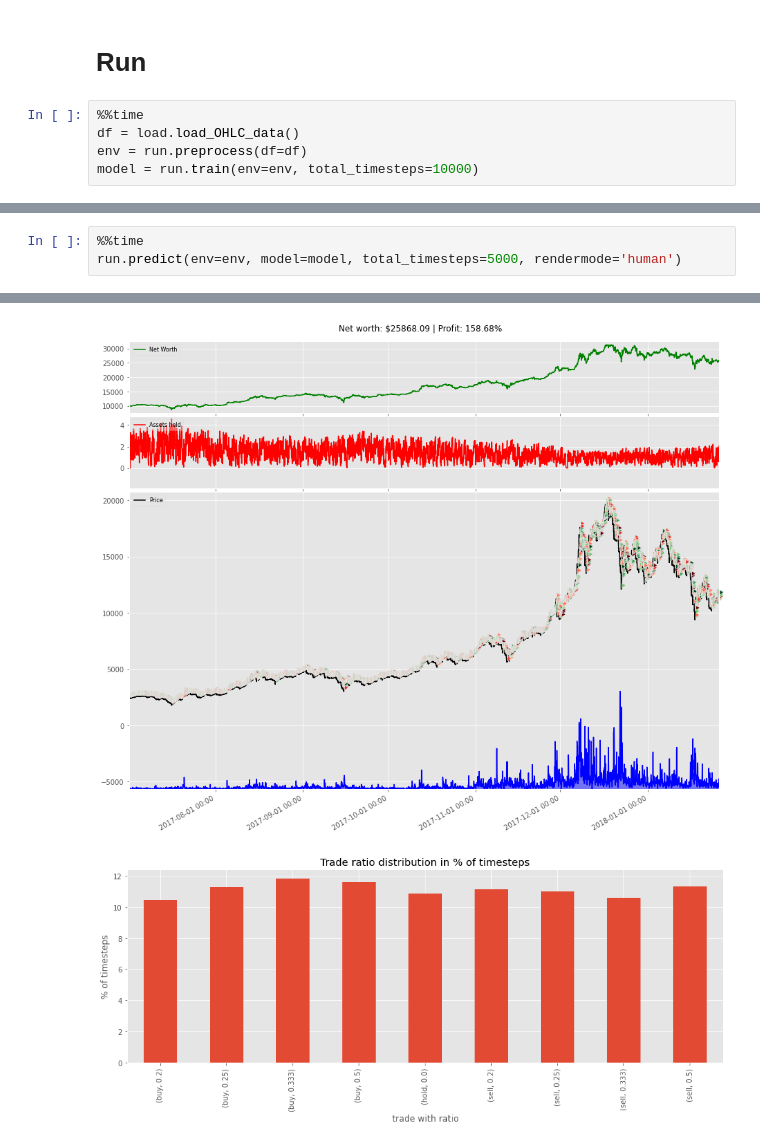
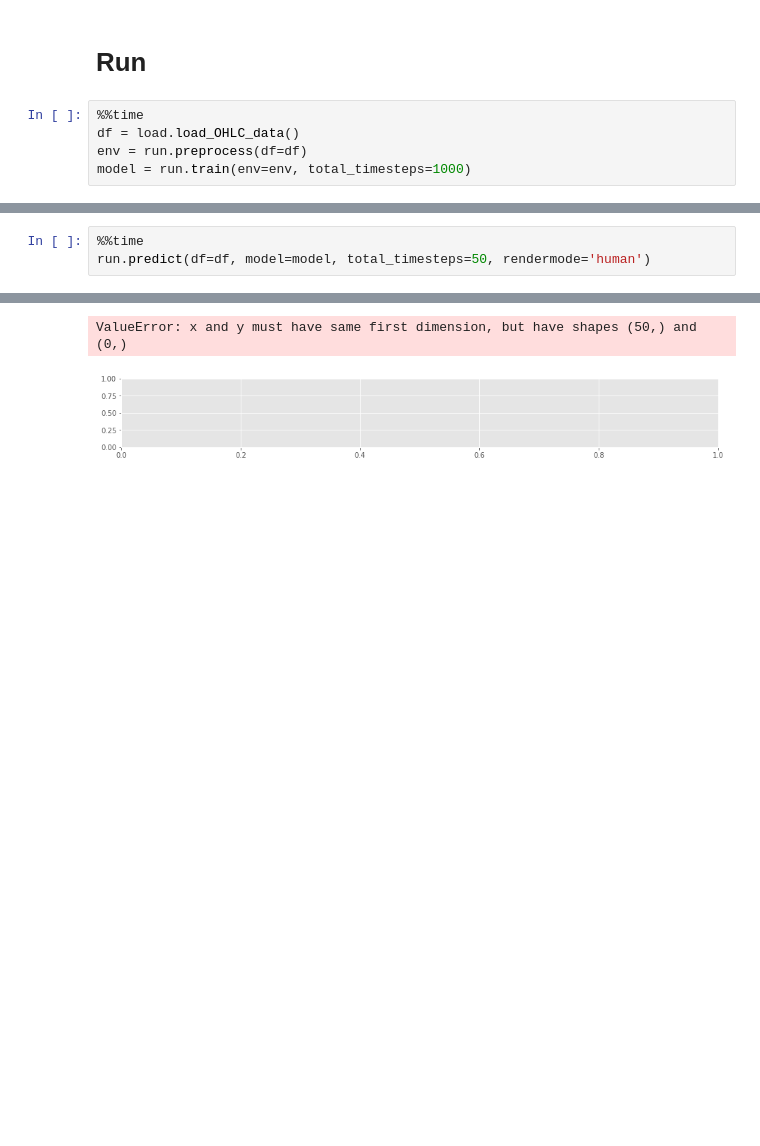
Before and after one commit to perjonasam/dunderbot, a Jupyter notebook: Playground.ipynb, the cells around one changed output, grey strips where cells are left out. Cells and saved outputs as stored; diff of their text form; blank space fills up the shorter version.

Commit message:
First steps taken to ensure train/test separation

```diff
--- a/Playground.ipynb
+++ b/Playground.ipynb
@@ -68,7 +68,7 @@ If you depend on functionality not listed there, please file an issue.
 %%time
 df = load.load_OHLC_data()
 env = run.preprocess(df=df)
-model = run.train(env=env, total_timesteps=10000)
+model = run.train(env=env, total_timesteps=1000)
 # %% [output]
 WARNING:tensorflow:From /root/.cache/pypoetry/virtualenvs/dunderbot-MATOk_fk-py3.7/lib/python3.7/site-packages/stable_baselines/common/tf_util.py:191: The name tf.ConfigProto is deprecated. Please use ...
 
@@ -90,4 +90,4 @@ Wall time: 1min 27s
 # %%
 %%time
-run.predict(env=env, model=model, total_timesteps=5000, rendermode='human')
+run.predict(df=df, model=model, total_timesteps=50, rendermode='human')
 # %% [output]
@@ -94,2 +111,2 @@ run.predict(env=env, model=model, total_timesteps=5000, rendermode='human')
+ValueError: x and y must have same first dimension, but have shapes (50,) and (0,)
-[figure, old version]
+[figure, new version]
-[figure, removed]
```
Also changed, not shown: parts of 11 cells of this notebook, 3 other files.
